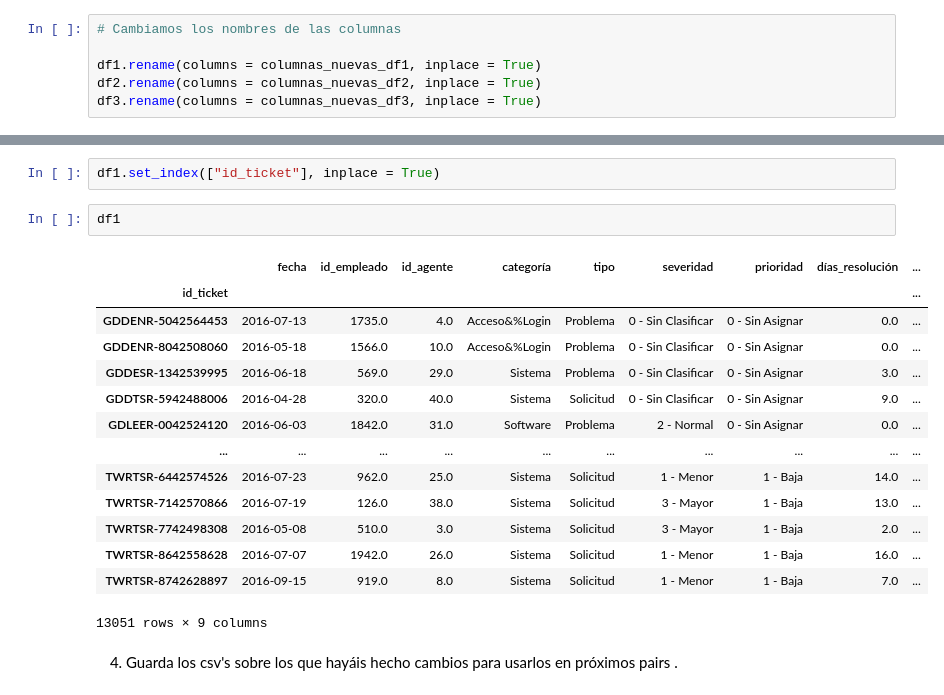
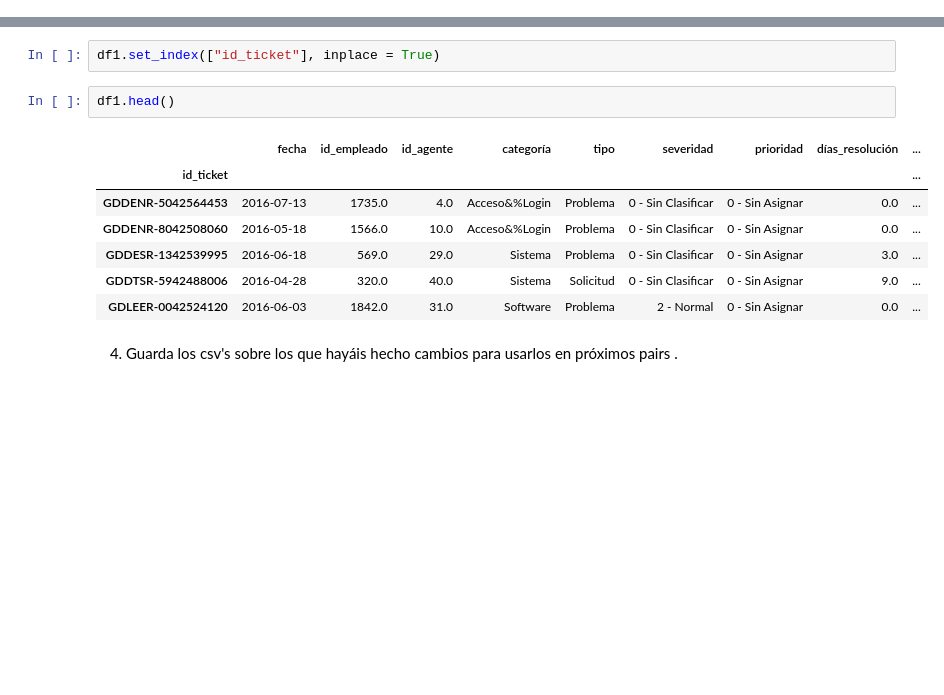
Before and after one commit to Adalab/promo-d-da-modulo2-sprint1-anabelen-silvia, a Jupyter notebook: ejercicio3/ejercicio3-pandas3.ipynb, the cells around one changed output, grey strips where cells are left out. Drawn from its saved outputs; the diff is of its cells as text; blank space fills up the shorter version.

```diff
--- a/ejercicio3/ejercicio3-pandas3.ipynb
+++ b/ejercicio3/ejercicio3-pandas3.ipynb
@@ -209,6 +202,0 @@ columnas_nuevas_df3 = {col :  col.lower().replace(" ", "_") for col in df3.colum
-# %%
-# Cambiamos los nombres de las columnas
-
-df1.rename(columns = columnas_nuevas_df1, inplace = True)
-df2.rename(columns = columnas_nuevas_df2, inplace = True)
-df3.rename(columns = columnas_nuevas_df3, inplace = True)
@@ -233,22 +252,15 @@ df1
 # %%
 df1.set_index(["id_ticket"], inplace = True)
 # %%
-df1
+df1.head()
 # %% [output]
 |  | fecha | id_empleado | id_agente | categoría | tipo | severidad | prioridad | días_resolución | ... |
 | id_ticket |  |  |  |  |  |  |  |  | ... |
 | GDDENR-5042564453 | 2016-07-13 | 1735.0 | 4.0 | Acceso&%Login | Problema | 0 - Sin Clasificar | 0 - Sin Asignar | 0.0 | ... |
 | GDDENR-8042508060 | 2016-05-18 | 1566.0 | 10.0 | Acceso&%Login | Problema | 0 - Sin Clasificar | 0 - Sin Asignar | 0.0 | ... |
 | GDDESR-1342539995 | 2016-06-18 | 569.0 | 29.0 | Sistema | Problema | 0 - Sin Clasificar | 0 - Sin Asignar | 3.0 | ... |
 | GDDTSR-5942488006 | 2016-04-28 | 320.0 | 40.0 | Sistema | Solicitud | 0 - Sin Clasificar | 0 - Sin Asignar | 9.0 | ... |
 | GDLEER-0042524120 | 2016-06-03 | 1842.0 | 31.0 | Software | Problema | 2 - Normal | 0 - Sin Asignar | 0.0 | ... |
-| ... | ... | ... | ... | ... | ... | ... | ... | ... | ... |
-| TWRTSR-6442574526 | 2016-07-23 | 962.0 | 25.0 | Sistema | Solicitud | 1 - Menor | 1 - Baja | 14.0 | ... |
-| TWRTSR-7142570866 | 2016-07-19 | 126.0 | 38.0 | Sistema | Solicitud | 3 - Mayor | 1 - Baja | 13.0 | ... |
-| TWRTSR-7742498308 | 2016-05-08 | 510.0 | 3.0 | Sistema | Solicitud | 3 - Mayor | 1 - Baja | 2.0 | ... |
-| TWRTSR-8642558628 | 2016-07-07 | 1942.0 | 26.0 | Sistema | Solicitud | 1 - Menor | 1 - Baja | 16.0 | ... |
-| TWRTSR-8742628897 | 2016-09-15 | 919.0 | 8.0 | Sistema | Solicitud | 1 - Menor | 1 - Baja | 7.0 | ... |
-13051 rows × 9 columns
 # %% [markdown]
 4. Guarda los csv's sobre los que hayáis hecho cambios para usarlos en próximos pairs .
 # %%
```
Also changed, not shown: parts of 7 cells of this notebook.
